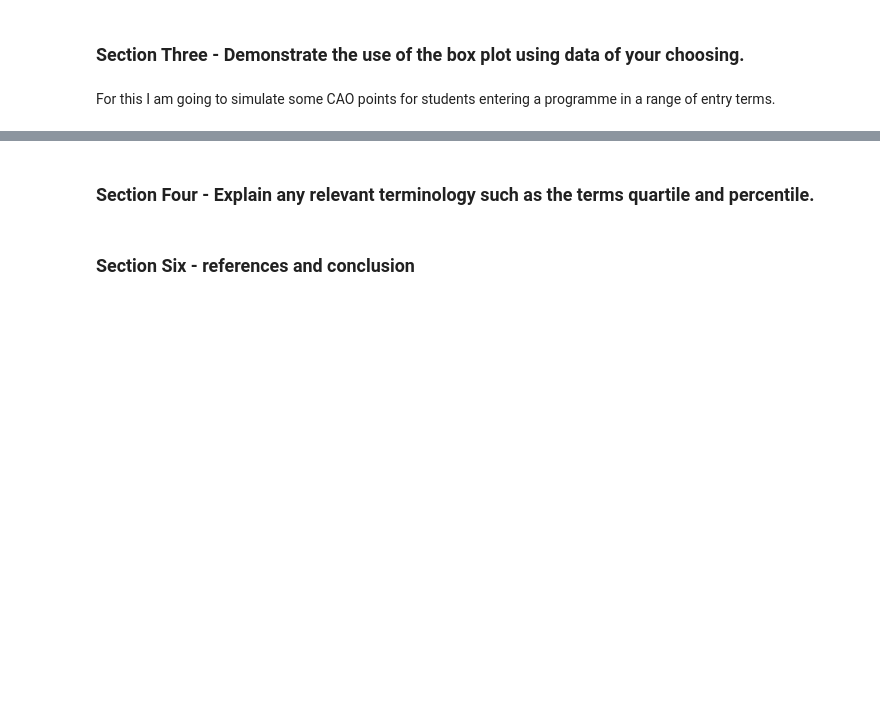
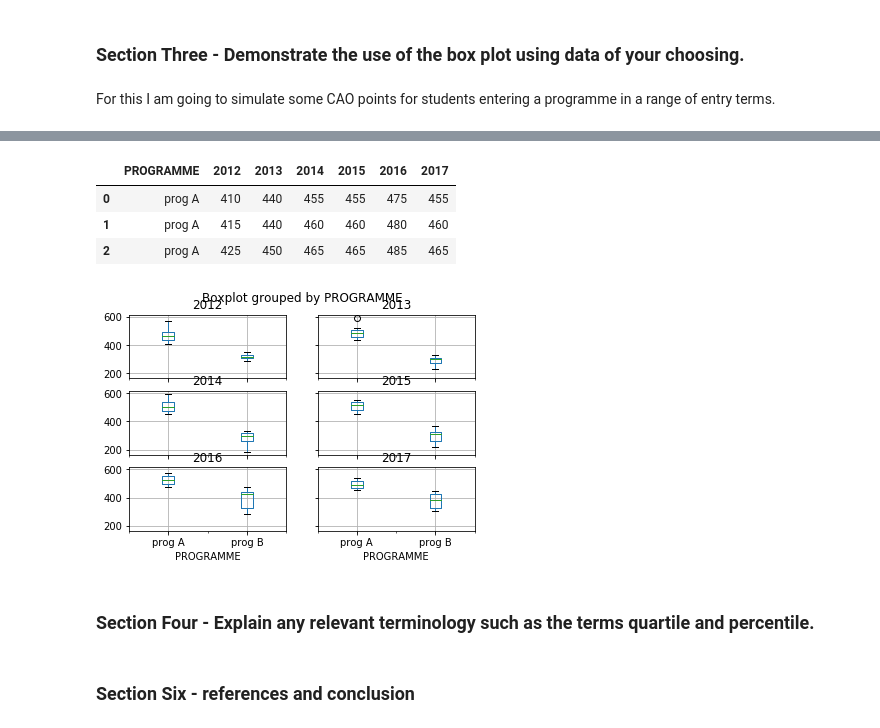
Before and after one commit to Hudsonsue/BOXPLOTS, a Jupyter notebook: BOX PLOTS.ipynb, the cells around one changed output, grey strips where cells are left out. Cells and saved outputs as stored; diff of their text form; code cells hidden in the pictures; blank space fills up the shorter version.

Commit message:
additionaltest data

```diff
--- a/BOX PLOTS.ipynb
+++ b/BOX PLOTS.ipynb
@@ -104,3 +126,18 @@ plt.show()
+# %%
+df3 = pd.read_csv("boxplotdata.csv",  sep=',' )
+df3.head(3)
+# %% [output]
+|  | PROGRAMME | 2012 | 2013 | 2014 | 2015 | 2016 | 2017 |
+| 0 | prog A | 410 | 440 | 455 | 455 | 475 | 455 |
+| 1 | prog A | 415 | 440 | 460 | 460 | 480 | 460 |
+| 2 | prog A | 425 | 450 | 465 | 465 | 485 | 465 |
+# %%
+##df4 = pd.DataFrame(data = df3, columns = ['PROGRAMME' '201200','201300', '201400', '201500','201600','201700'])
+##print(df4)
+df3.boxplot(column = ['2012','2013','2014','2015','2016','2017'], return_type='axes', by='PROGRAMME')
+plt.show()
+# %% [output]
+[figure, added]
 # %% [markdown]
 ### Section Four - Explain any relevant terminology such as the terms quartile and percentile.
 # %% [markdown]
```
Also changed, not shown: parts of 5 cells of this notebook, 2 other files.
